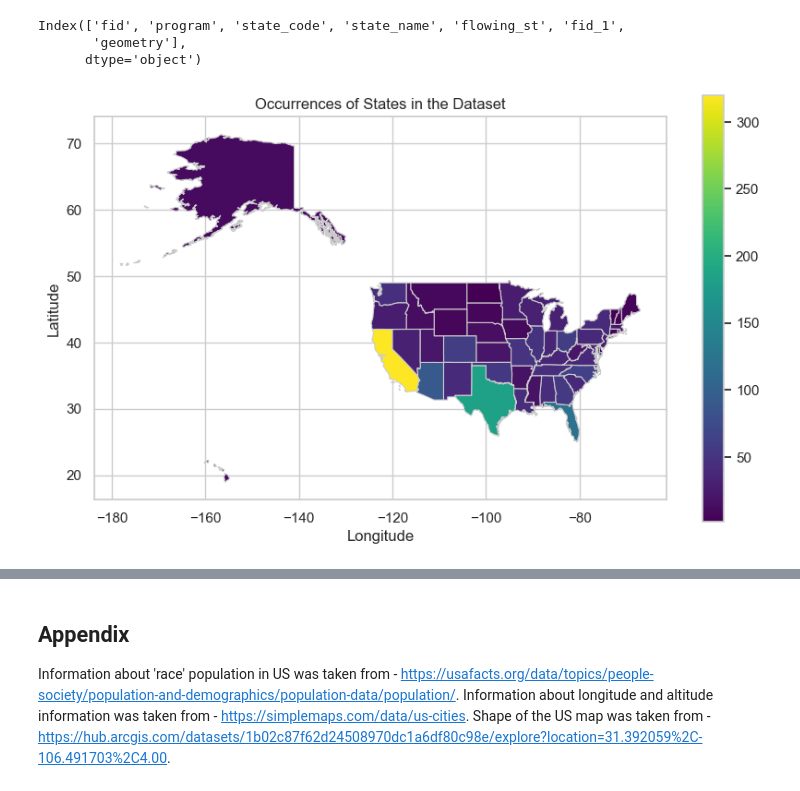
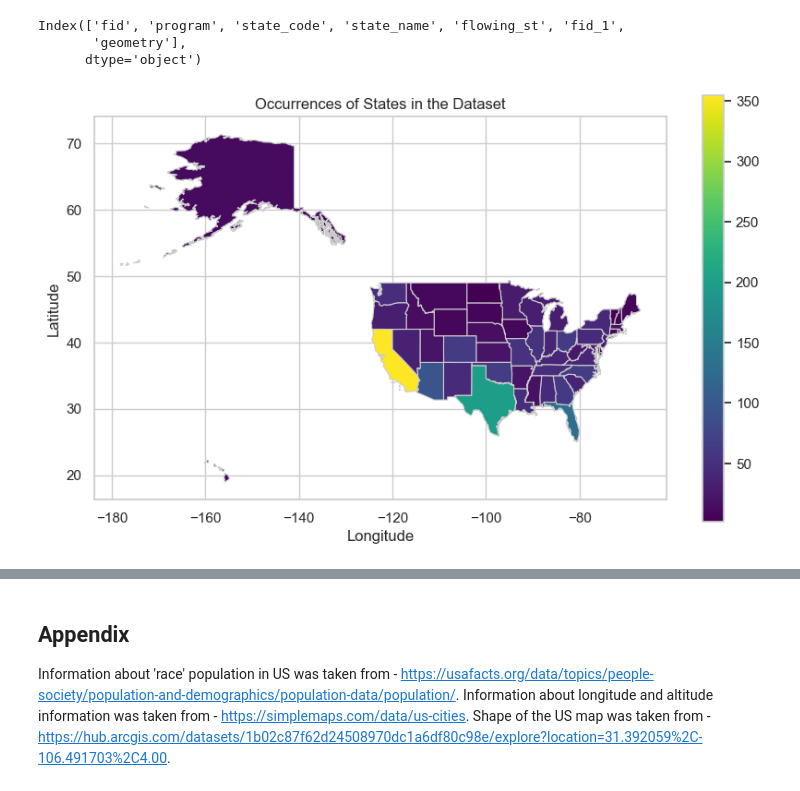
Before and after one commit to gyse3054/Turing-College, a Jupyter notebook: capstone.ipynb, the cells around one changed output, grey strips where cells are left out. Drawn from its saved outputs; the diff is of its cells as text; code cells hidden in the pictures.

```diff
--- a/capstone.ipynb
+++ b/capstone.ipynb
@@ -417,3 +718,6 @@ plt.title('Killings per Total US population by Race')
 plt.show()
 # %% [output]
 [figure]
+# %%
+data = pd.read_csv('shootings.csv')
+data.head(5)
@@ -419,0 +731,3 @@ plt.show()
+# %%
+uscities = pd.read_csv('uscities.csv')
+uscities.head(5)
@@ -420,3 +741,15 @@ plt.show()
+# %%
+# Renaming the 'city' column in 'data' to 'city_name' to avoid confusion
+data.rename(columns={'city': 'city_name'}, inplace=True)
+
+# Merging 'data' and 'uscities' on 'state' and 'city_name' in 'data' and 'city' and 'state_id' in 'uscities'
+merged_data = pd.merge(data, uscities, how='left', left_on=['state', 'city_name'], right_on=['state_id', 'city'])
+
+# Selecting only the desired columns (latitude and longitude)
+lat_lng = merged_data[['lat', 'lng']]
+
+# Adding the 'lat' and 'lng' columns to the 'data' DataFrame
+data[['lat', 'lng']] = lat_lng
 # %%
 # Assuming you have a DataFrame named 'data' containing 'city_name' and 'state' columns
 
@@ -432,6 +765,16 @@ data.head()
 | 2 | 5 | John Paul Quintero | 2015-01-03 | shot and Tasered | unarmed | 23.0 | M | H | Wichita | KS | ... |
 | 3 | 8 | Matthew Hoffman | 2015-01-04 | shot | toy weapon | 32.0 | M | W | San Francisco | CA | ... |
 | 4 | 9 | Michael Rodriguez | 2015-01-04 | shot | nail gun | 39.0 | M | H | Evans | CO | ... |
+# %%
+us_map = gpd.read_file('States_shapefile.shp')
+# Merging 'data' and 'uscities' on 'state' and 'city_name' in 'data' and 'city' and 'state_id' in 'uscities'
+merged_data = pd.merge(data, us_map, how='left', left_on=['state'], right_on=['State_Code'])
+
+# Selecting only the desired columns (latitude and longitude)
+lat_lng = merged_data[['State_Name']]
+
+# Adding the 'lat' and 'lng' columns to the 'data' DataFrame
+data[['state_name']] = lat_lng
 # %%
 # Load the US map shapefile or GeoJSON file containing state boundaries
 us_states_map = gpd.read_file('States_shapefile.shp')  # Replace with your actual file path
@@ -446,27 +789,32 @@ Index(['fid', 'program', 'state_code', 'state_name', 'flowing_st', 'fid_1',
        'geometry'],
       dtype='object')
 # %%
+import geopandas as gpd
+import matplotlib.pyplot as plt
+
+# Assuming you have the DataFrame 'data' with 'state_name' column
+
 # Get the count of occurrences for each state
-state_counts = data_no_nulls['state_name'].value_counts().reset_index()
+state_counts = data['state_name'].value_counts().reset_index()
 state_counts.columns = ['state_name', 'Occurrences']
 
 # Merge state counts with US map data
 merged_data = pd.merge(us_states_map, state_counts, on='state_name', how='left')
 
 # Plotting the map
 fig, ax = plt.subplots(1, 1, figsize=(10, 6))
 
 # Plot the choropleth map
 merged_data.plot(column='Occurrences', cmap='viridis', linewidth=0.8, ax=ax, edgecolor='0.8', legend=True)
 
 # Set titles and labels
 plt.title('Occurrences of States in the Dataset')
 plt.xlabel('Longitude')
 plt.ylabel('Latitude')
 
 plt.show()
 # %% [output]
-[figure, old version]
+[figure, new version]
 # %%
 import geopandas as gpd
 import folium
```
Also changed, not shown: parts of 37 cells of this notebook.
